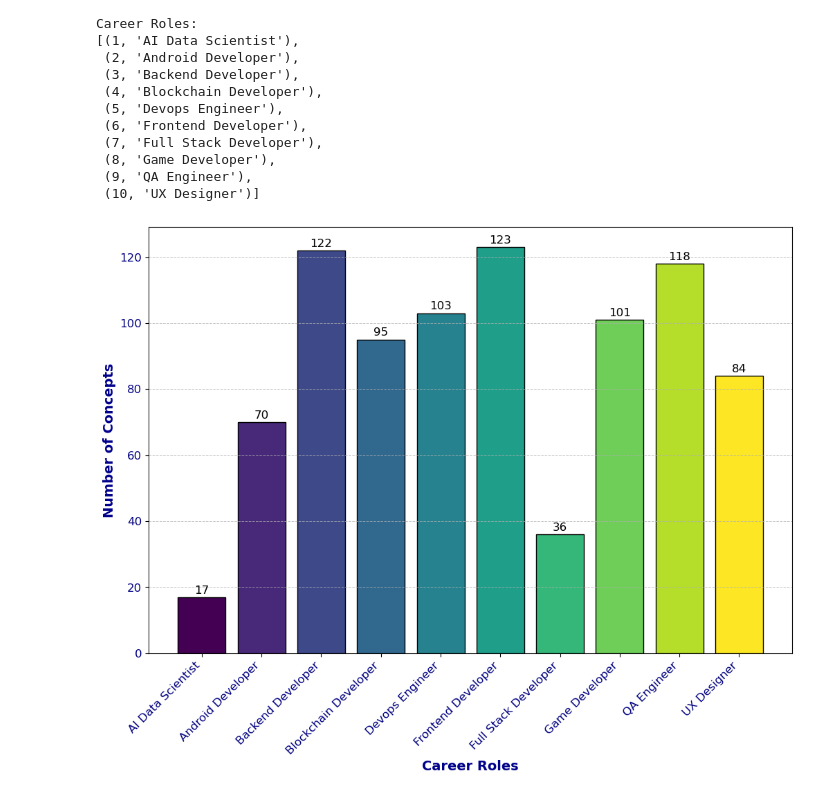
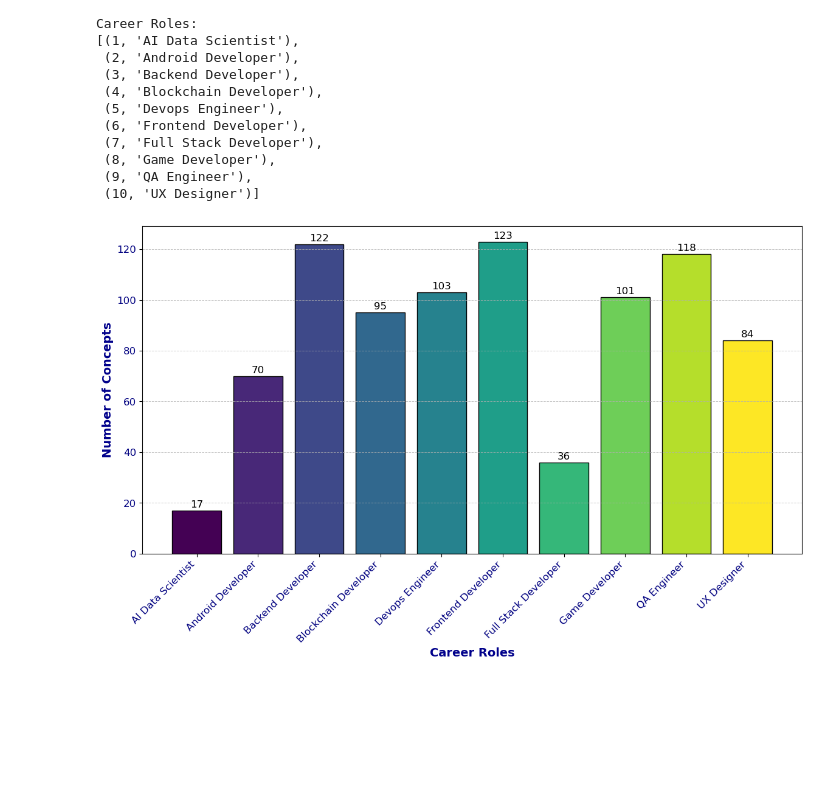
Before and after one commit to yasinhorasanli/XCRS, a Jupyter notebook: backend/src/thesis_graphs.ipynb, the cells around one changed output. Drawn from its saved outputs; the diff is of its cells as text; code cells hidden in the pictures; blank space fills up the shorter version.

Commit message:
graph edits

```diff
--- a/backend/src/thesis_graphs.ipynb
+++ b/backend/src/thesis_graphs.ipynb
@@ -136,6 +240,7 @@ Career Roles:
  (9, 'QA Engineer'),
  (10, 'UX Designer')]
 # %%
+role_id_concept_counts = Counter(util.get_role_id(concept_id) for concept_id in concept_id_list)
 # Converting role_id_concept_counts to a DataFrame for merging
 concept_counts_df = pd.DataFrame.from_dict(role_id_concept_counts, orient='index', columns=['concept_count'])
 concept_counts_df.index = concept_counts_df.index.astype(int)
@@ -143,35 +248,35 @@ concept_counts_df.index = concept_counts_df.index.astype(int)
 # Merging the two DataFrames to get role names
 merged_df = roadmaps_df.join(concept_counts_df)
 merged_df.dropna(inplace=True)  # Removing any missing data
 
 # Set color scheme
 colors = cm.viridis(np.linspace(0, 1, len(merged_df)))
 
 # Plotting the graph using role names
-plt.figure(figsize=(12, 8))
+plt.figure(figsize=(14, 7))
 bars = plt.bar(merged_df['name'], merged_df['concept_count'], color=colors, edgecolor='black')
 
 # Adding labels and title with custom fonts
 plt.xlabel('Career Roles', fontsize=14, fontweight='bold', color='darkblue')
 plt.ylabel('Number of Concepts', fontsize=14, fontweight='bold', color='darkblue')
 # plt.title('Number of Concepts per Career Role', fontsize=16, fontweight='bold', color='darkred')
 
 # Adding value labels on top of the bars
 for bar in bars:
     yval = bar.get_height()
     plt.text(bar.get_x() + bar.get_width()/2, yval + 0.5, int(yval), ha='center', va='bottom', fontsize=12, color='black')
 
 # Customizing the ticks
 plt.xticks(rotation=45, ha="right", fontsize=12, color='navy')
 plt.yticks(fontsize=12, color='navy')
 
 # Adding a grid for better readability
 plt.grid(True, which='both', axis='y', linestyle='--', linewidth=0.7, alpha=0.7)
 
 # Display the plot
 plt.show()
 # %% [output]
-[figure, old version]
+[figure, new version]
 # %%
 # Extracting the subcategory (second category)
 udemy_courses_df['subcategory'] = udemy_courses_df['category'].apply(lambda x: x.split(',')[1] if len(x.split(',')) > 1 else 'Unknown')
```
Also changed, not shown: parts of 3 cells of this notebook, 1 other file.
